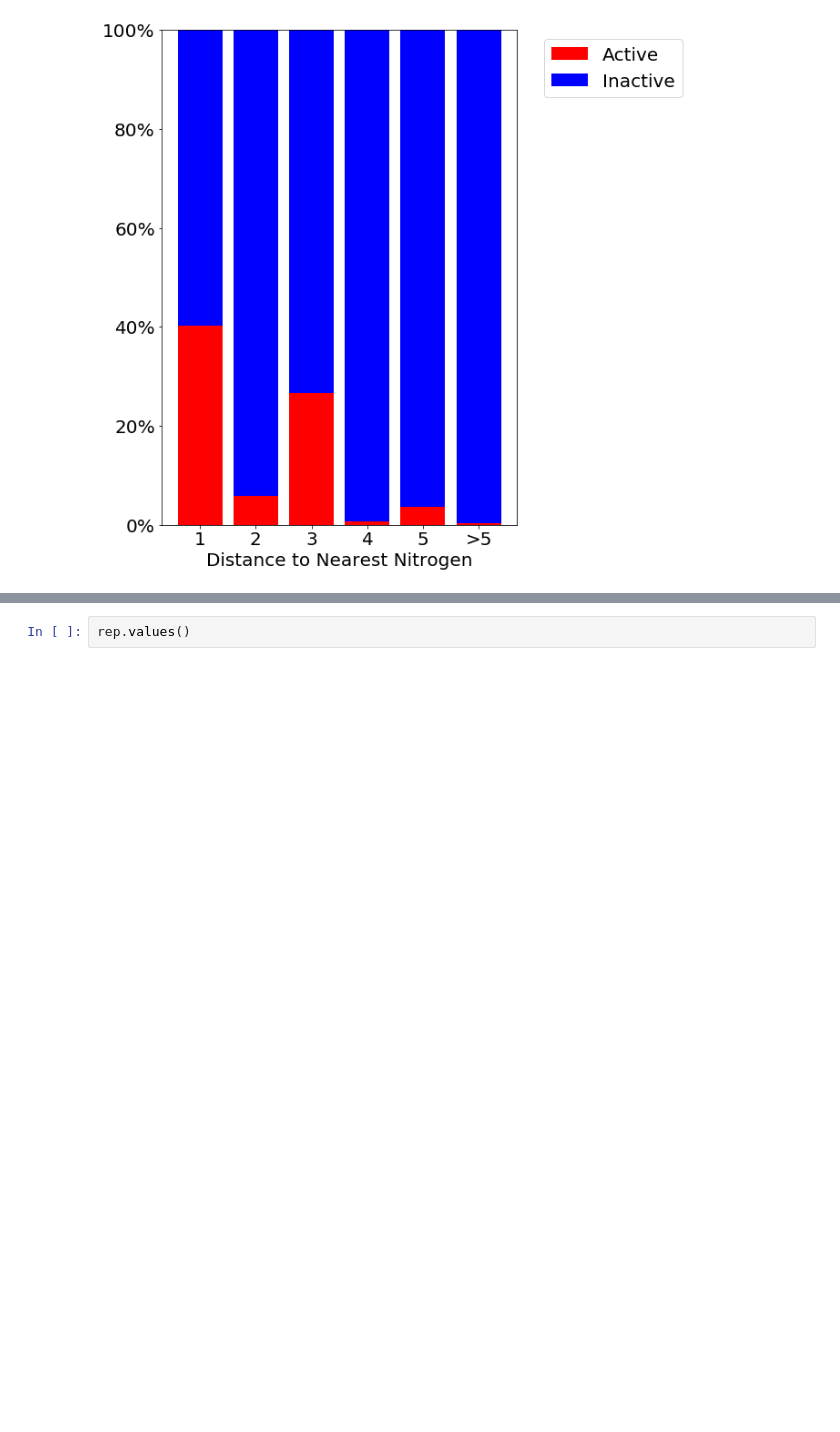
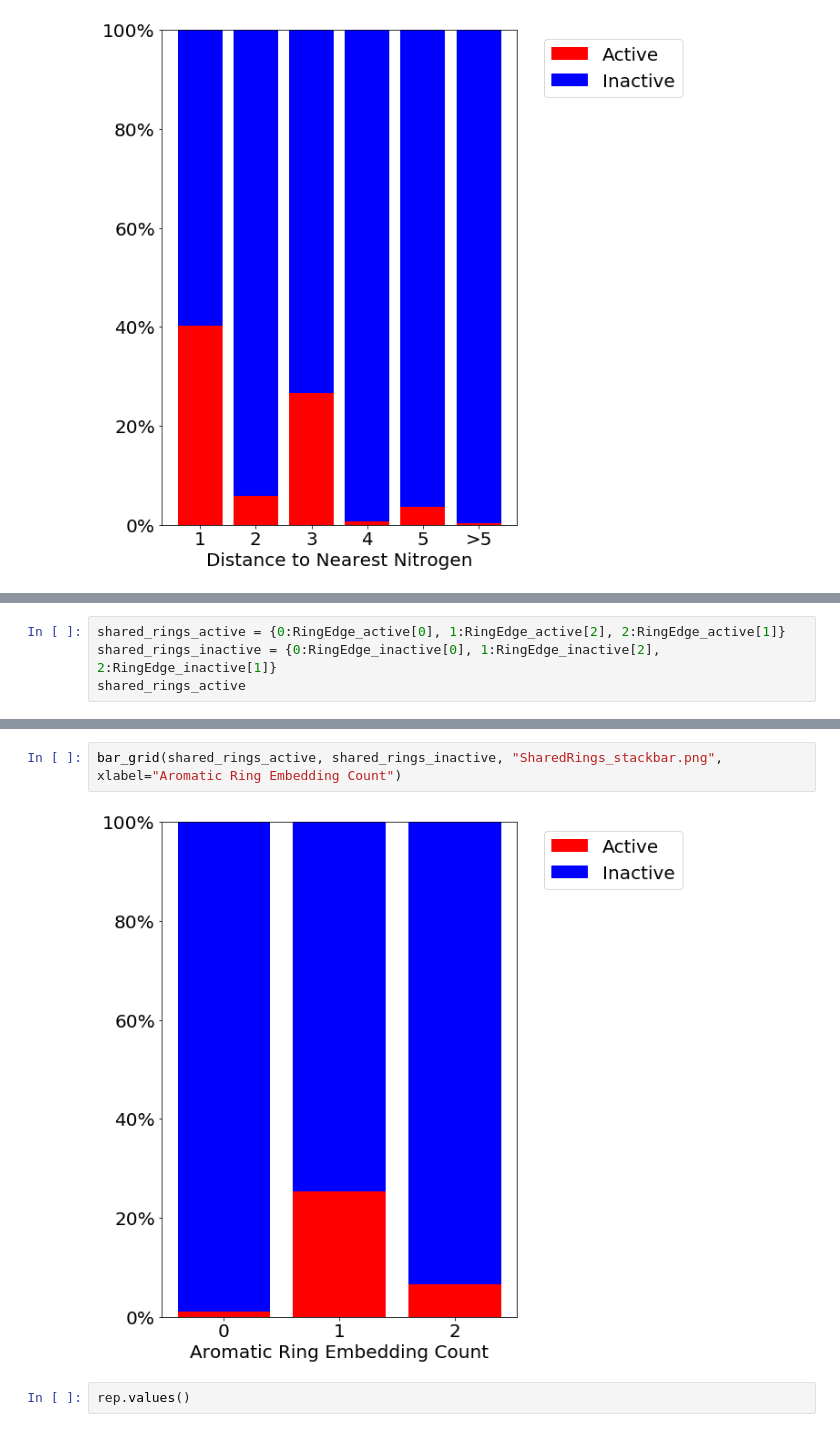
Before and after one commit to ndricke/ngcc_ml, a Jupyter notebook: active_site_analysis.ipynb, the cells around one changed output, grey strips where cells are left out. Drawn from its saved outputs; the diff is of its cells as text; blank space fills up the shorter version.

```diff
--- a/active_site_analysis.ipynb
+++ b/active_site_analysis.ipynb
@@ -157,0 +190,4 @@ bar_grid(RingEdge_active, RingEdge_inactive, "RingEdge_stackbar.png", xlabel="Ac
+# %%
+shared_rings_active = {0:RingEdge_active[0], 1:RingEdge_active[2], 2:RingEdge_active[1]}
+shared_rings_inactive = {0:RingEdge_inactive[0], 1:RingEdge_inactive[2], 2:RingEdge_inactive[1]}
+shared_rings_active
@@ -158,3 +208,7 @@ bar_grid(RingEdge_active, RingEdge_inactive, "RingEdge_stackbar.png", xlabel="Ac
+# %%
+bar_grid(shared_rings_active, shared_rings_inactive, "SharedRings_stackbar.png", xlabel="Aromatic Ring Embedding Count")
+# %% [output]
+[figure, added]
 # %%
 rep.values()
 # %% [output]
```
Also changed, not shown: parts of 10 cells of this notebook, 7 other files.
